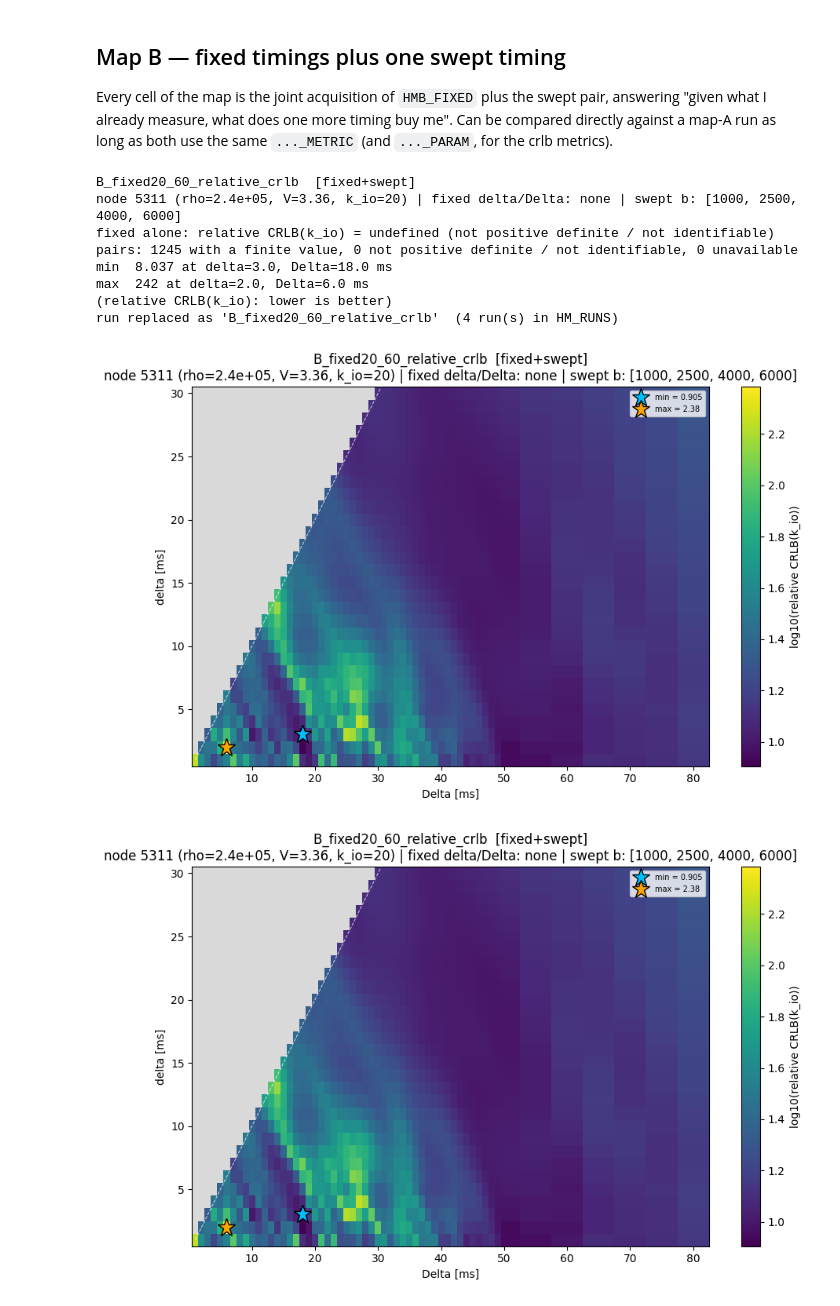
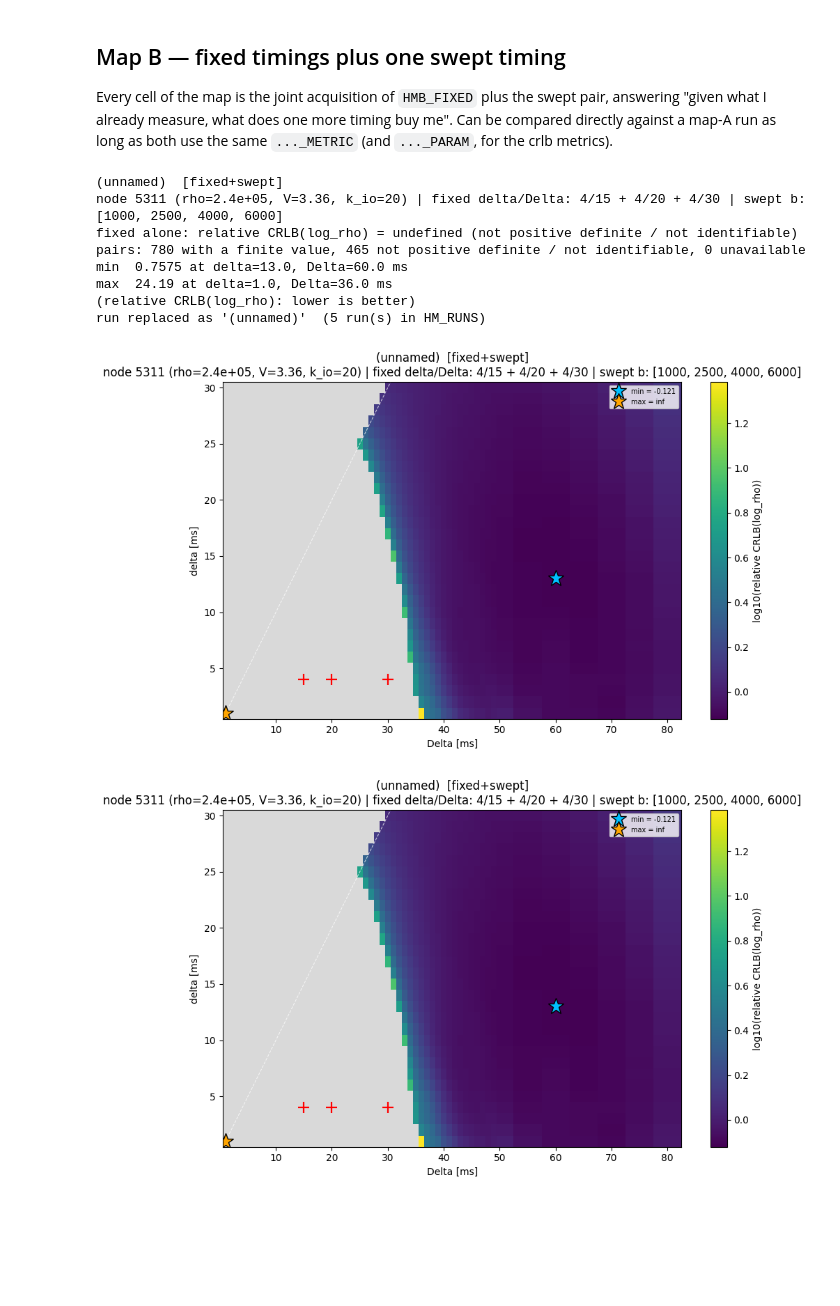
Before and after one commit to jadenfigger/Custom_MADI, a Jupyter notebook: analysis/phase2_multi_delta_heatmaps.ipynb, the cells around one changed output. Drawn from its saved outputs; the diff is of its cells as text; code cells hidden in the pictures; blank space fills up the shorter version.

Commit message:
Preserve adaptive protocol and CRLB analyses

```diff
--- a/analysis/phase2_multi_delta_heatmaps.ipynb
+++ b/analysis/phase2_multi_delta_heatmaps.ipynb
@@ -588,24 +585,27 @@ same `..._METRIC` (and `..._PARAM`, for the crlb metrics).
 # as both use the same metric (and same param, for the crlb metrics).
 
 # HMB_RHO, HMB_V, HMB_KIO = RHO, V, K_IO         # parameter coordinate for the map
-HMB_rho, HMB_V, HMB_KIO = 2.5e5, 4.0, 20.0         # parameter coordinate for the map
+# ---- parameter coordinate --------------------------------------------------
+HMB_RHO   = 2.5e5     # cells/uL
+HMB_V     = 4.0       # pL
+HMB_KIO  = 20.0      # 1/s
 
-DEBIAS=False
+DEBIAS=True
 # Fixed columns. Each row is (delta [ms], Delta [ms], [b-values]); rows may use
 # different b-value lists. Add as many rows as you like.
 HMB_FIXED = [
-    # (4.0, 20.0, [1000, 2500, 4000, 6000]),
-    # (4.0, 40.0, [1000, 2500, 4000, 6000]),
-    # (4.0, 60.0, [1000, 2500, 4000, 6000]),
+    (4.0, 15.0, [1000, 2500, 4000, 6000]),
+    (4.0, 20.0, [1000, 2500, 4000, 6000]),
+    (4.0, 30.0, [1000, 2500, 4000, 6000]),
 ]
 HMB_B     = [1000, 2500, 4000, 6000]           # b-values carried by the swept pair
 
 HMB_METRIC = "relative_crlb"                           # "ratio" | "crlb" | "relative_crlb"
-HMB_PARAM  = 2                                # 0=log_rho, 1=log_V, 2=k_io (crlb metrics only)
+HMB_PARAM  = 0                               # 0=log_rho, 1=log_V, 2=k_io (crlb metrics only)
 
-HMB_NAME       = "B_fixed20_60_relative_crlb"                # name this run in HM_RUNS ("" = don't store)
-HMB_COMPARE_TO = None                          # e.g. "A_b4" or an earlier B run
-HMB_CMP_MODE   = "log2ratio"                   # "log2ratio" | "ratio" | "diff"
+HMB_NAME       = ""                # name this run in HM_RUNS ("" = don't store)
+HMB_COMPARE_TO = None                         # e.g. "A_b4" or an earlier B run
+HMB_CMP_MODE   = "diff"                   # "log2ratio" | "ratio" | "diff"
 HMB_PANELS     = True                          # 3 panels (ref, current, change) vs change only
 
 HMB_NORM = False                               # True: divide the map by the fixed-only value
@@ -638,40 +638,40 @@ if HMB_NORM:
 
 hmb = hm_record(HMB_NAME or "(unnamed)", "fixed+swept", HMB_NODE, HMB_B, HMB_FIXED,
                 d, D, field, lam, counts, metric=HMB_METRIC, param=HMB_PARAM)
 if HMB_NORM:                                   # keep the registry honest about units
     hmb["convention"] = f"({hmb['convention']}) / fixed-only"
     # dividing by a positive constant doesn't flip which direction is better
 
 print(hm_describe(hmb))
 print(f"fixed alone: {hmb['convention'] if not HMB_NORM else hm_metric_label(HMB_METRIC, HMB_PARAM)[0]} = "
       + (f"{hmb_base:.6g}" if np.isfinite(hmb_base) else "undefined (not positive definite / not identifiable)"))
 print(f"pairs: {counts[0]} with a finite value, {counts[1]} not positive definite / "
       f"not identifiable, {counts[2]} unavailable")
 if counts[0]:
     i_min = np.unravel_index(np.nanargmin(field), field.shape)
     fmax = np.where(np.isfinite(field), field, -np.inf)      # ignore +inf cells for the max
     i_max = np.unravel_index(np.nanargmax(fmax), field.shape)
     print(f"min  {field[i_min]:.4g} at delta={d[i_min[0]]:.1f}, Delta={D[i_min[1]]:.1f} ms")
     print(f"max  {field[i_max]:.4g} at delta={d[i_max[0]]:.1f}, Delta={D[i_max[1]]:.1f} ms")
     print(f"({hmb['convention']}: {'higher' if hmb['higher_is_better'] else 'lower'} is better)")
     if np.isfinite(hmb_base) and not HMB_NORM:
         print(f"relative to fixed alone: min cell = {field[i_min] / hmb_base:.3g}x, "
               f"max cell = {field[i_max] / hmb_base:.3g}x")
 
 hm_store(hmb)
 
 hm_show(hmb, ref=hm_get(HMB_COMPARE_TO) if HMB_COMPARE_TO else None,
         cmp_mode=HMB_CMP_MODE, log=HMB_LOG, vmin=HMB_VMIN, vmax=HMB_VMAX,
         marks=[(dd, DD) for dd, DD, _ in HMB_FIXED],
         mark_extrema=HMB_MARK_EXTREMA, panels=HMB_PANELS)
 # %% [output]
-B_fixed20_60_relative_crlb  [fixed+swept]
-node 5311 (rho=2.4e+05, V=3.36, k_io=20) | fixed delta/Delta: none | swept b: [1000, 2500, 4000, 6000]
-fixed alone: relative CRLB(k_io) = undefined (not positive definite / not identifiable)
-pairs: 1245 with a finite value, 0 not positive definite / not identifiable, 0 unavailable
-min  8.037 at delta=3.0, Delta=18.0 ms
-max  242 at delta=2.0, Delta=6.0 ms
-(relative CRLB(k_io): lower is better)
-run replaced as 'B_fixed20_60_relative_crlb'  (4 run(s) in HM_RUNS)
+(unnamed)  [fixed+swept]
+node 5311 (rho=2.4e+05, V=3.36, k_io=20) | fixed delta/Delta: 4/15 + 4/20 + 4/30 | swept b: [1000, 2500, 4000, 6000]
+fixed alone: relative CRLB(log_rho) = undefined (not positive definite / not identifiable)
+pairs: 780 with a finite value, 465 not positive definite / not identifiable, 0 unavailable
+min  0.7575 at delta=13.0, Delta=60.0 ms
+max  24.19 at delta=1.0, Delta=36.0 ms
+(relative CRLB(log_rho): lower is better)
+run replaced as '(unnamed)'  (5 run(s) in HM_RUNS)
-[figure, old version]
+[figure, new version]
-[figure, old version]
+[figure, new version]
```
Also changed, not shown: parts of 3 cells of this notebook, 47 other files.
